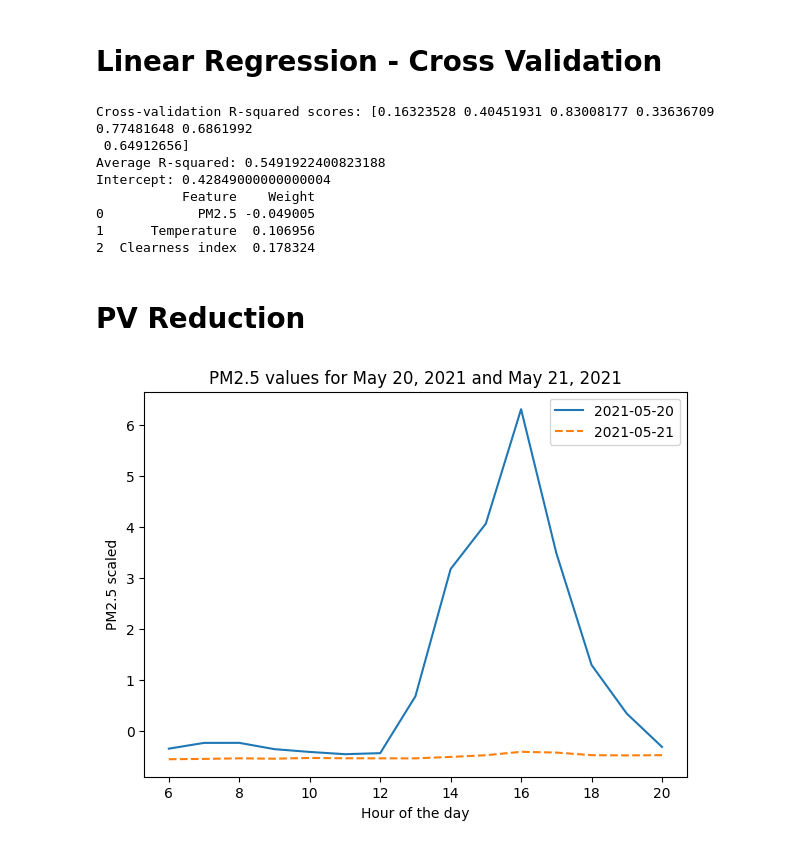
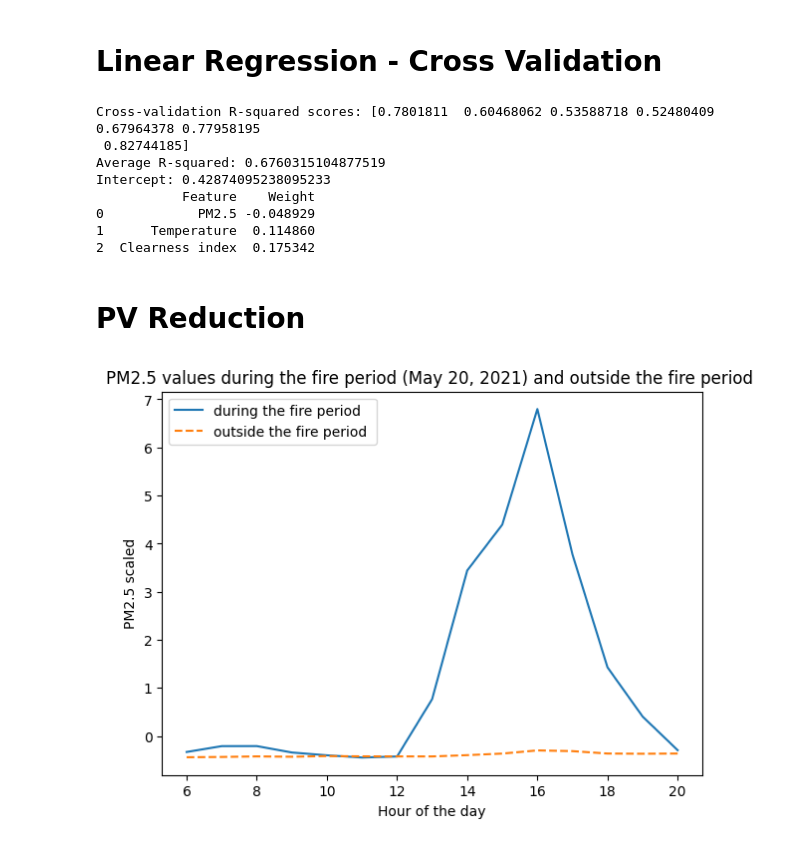
Before and after one commit to jean-paul-calin/wildfire-pv, a Jupyter notebook: toy model 1.ipynb, the cells around one changed output. Drawn from its saved outputs; the diff is of its cells as text; code cells hidden in the pictures.

```diff
--- a/toy model 1.ipynb
+++ b/toy model 1.ipynb
@@ -20,8 +20,8 @@ cloud = 'Cloud'
 temp = 'Temperature'
 KT = 'Clearness index'
 # Define your start and end dates for the regression analysis
-start_date = '2021-05-18'  # Replace with your start date
-end_date = '2021-05-24'    # Replace with your end date
+start_date = '2021-05-17'
+end_date = '2021-05-24'    # Until end_date - 1
 
 # Load the dataset and drop rows with missing values
 df = pd.read_csv(file_name).dropna(axis=0)
@@ -90,52 +90,51 @@ weights = pd.DataFrame({"Feature": X.columns, "Weight": model.coef_})
 print("Intercept:", model.intercept_)
 print(weights)
 # %% [output]
-Cross-validation R-squared scores: [0.16323528 0.40451931 0.83008177 0.33636709 0.77481648 0.6861992
- 0.64912656]
-Average R-squared: 0.5491922400823188
-Intercept: 0.42849000000000004
+Cross-validation R-squared scores: [0.7801811  0.60468062 0.53588718 0.52480409 0.67964378 0.77958195
+ 0.82744185]
+Average R-squared: 0.6760315104877519
+Intercept: 0.42874095238095233
            Feature    Weight
-0            PM2.5 -0.049005
-1      Temperature  0.106956
-2  Clearness index  0.178324
+0            PM2.5 -0.048929
+1      Temperature  0.114860
+2  Clearness index  0.175342
 # %% [markdown]
 # PV Reduction
 # %%
 # First, get the dates from the original DataFrame that correspond to the scaled features
 dates = df.index
 
 # Now create a DataFrame from X_scaled using these dates as the index
 X_scaled_df = pd.DataFrame(X_scaled, index=dates, columns=X.columns)
 
 # Now you can use .loc to select the rows for the date 2021-05-20
 may_20_data = X_scaled_df.loc['2021-05-20']
-may_21_data = X_scaled_df.loc['2021-05-21']
 
 # Plot PM2.5 the date 2021-05-20 and 2021-05-21
 plt.figure(figsize=(7, 5))
-plt.plot(np.arange(6,21,1),may_20_data['PM2.5'].values, label='2021-05-20')
-plt.plot(np.arange(6,21,1),may_21_data['PM2.5'].values, label='2021-05-21', linestyle='--')
+plt.plot(np.arange(6,21,1),may_20_data['PM2.5'].values, label='during the fire period')
+plt.plot(np.arange(6,21,1),may_21_data['PM2.5'].values, label='outside the fire period ', linestyle='--')
 
-plt.title('PM2.5 values for May 20, 2021 and May 21, 2021')
+plt.title('PM2.5 values during the fire period (May 20, 2021) and outside the fire period ')
 plt.xlabel('Hour of the day')
 plt.ylabel('PM2.5 scaled')
 plt.legend()
 plt.show()
 
-# Replace 'PM2.5' values on May 20, 2021, with those from May 21, 2021
-# This assumes that there are equal numbers of rows for both dates
-may_20_data['PM2.5'] = may_21_data['PM2.5'].values
+# Replace 'PM2.5' values on May 20, 2021, with the average from the days no fire
+pm25_replacement_value = X_scaled_df[X_scaled_df.index != '2021-05-20']['PM2.5'].mean()
+may_20_data['PM2.5'] = pm25_replacement_value
 
 # Make predictions for May 20, 2021
 predicted_PV_may_20 = lin.predict(may_20_data)
 
 # Convert the predictions to a Pandas Series
 predicted_PV_may_20 = pd.Series(predicted_PV_may_20, index=actual_PV_may_20.index)
 
 # Extract actual y values for May 20, 2021
 actual_PV_may_20 = df.loc['2021-05-20', pv]
 # %% [output]
-[figure, old version]
+[figure, new version]
 # %%
 # Plotting actual values
 plt.figure(figsize=(7, 5))
```
Also changed, not shown: parts of 2 cells of this notebook.
